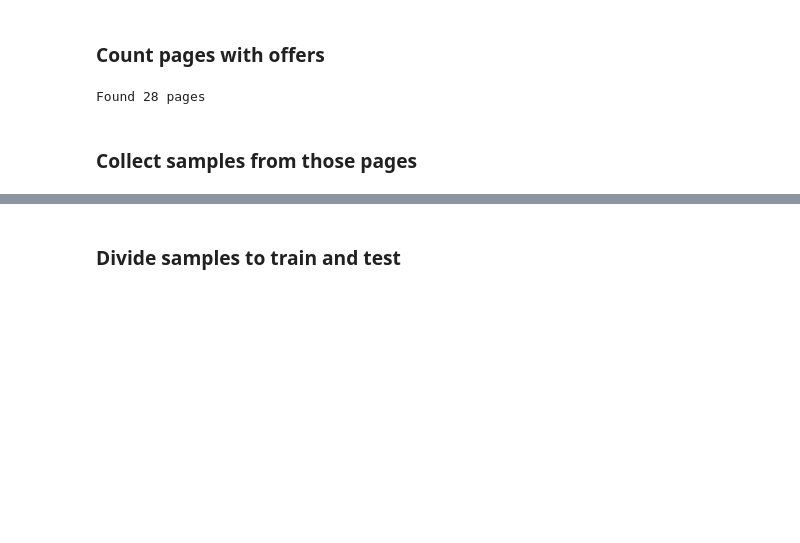
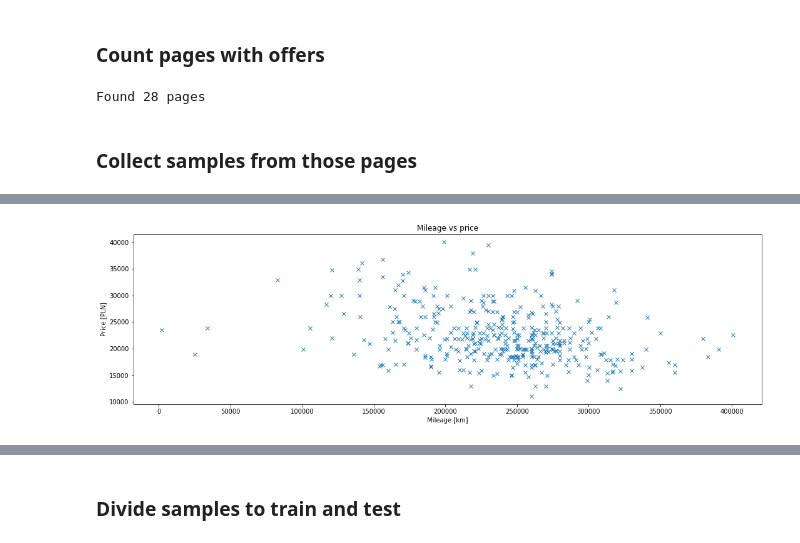
Before and after one commit to Akpadhy/car-price-prediction, a Jupyter notebook: passat_b6_tdi_price_prediction.ipynb, the cells around one changed output, grey strips where cells are left out. Drawn from its saved outputs; the diff is of its cells as text; code cells hidden in the pictures; blank space fills up the shorter version.

```diff
--- a/passat_b6_tdi_price_prediction.ipynb
+++ b/passat_b6_tdi_price_prediction.ipynb
@@ -53,0 +81,9 @@ Last 10 samples:
+# %%
+plt.figure(figsize=(18,5))
+plt.title("Mileage vs price")
+plt.xlabel("Mileage [km]")
+plt.ylabel("Price [PLN]")
+plt.plot(Xy[:,1],Xy[:,3],"x")
+plt.show()
+# %% [output]
+[figure, added]
```
Also changed, not shown: parts of 16 cells of this notebook, 4 other files.
